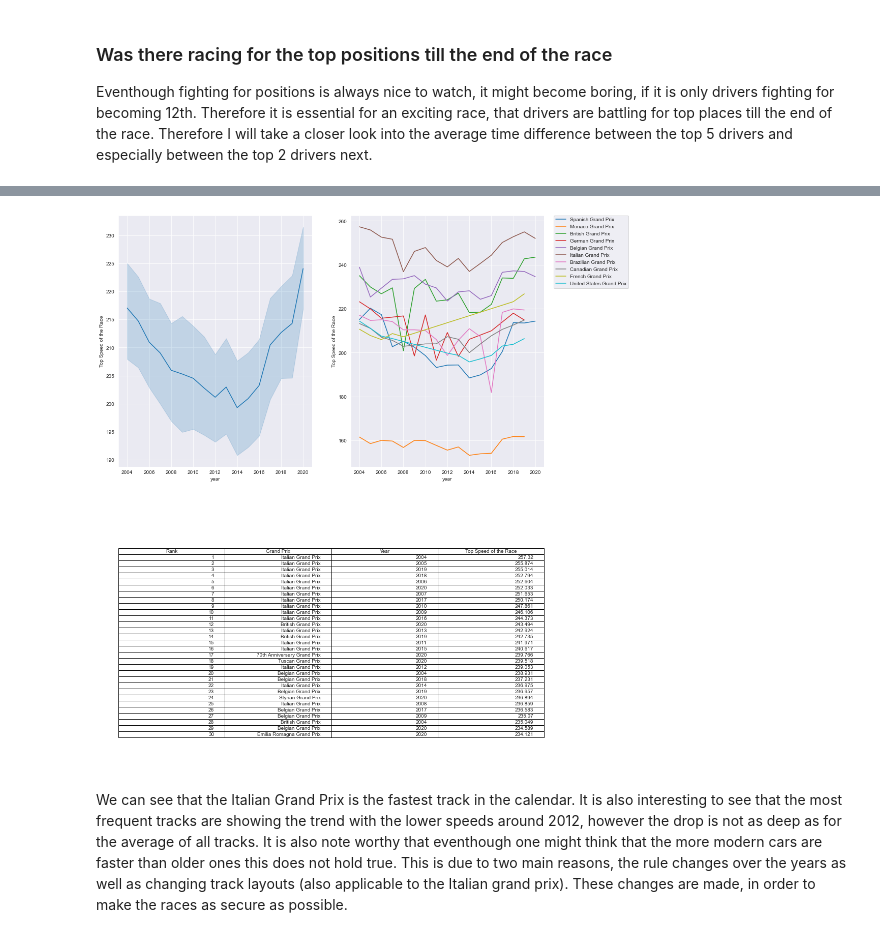
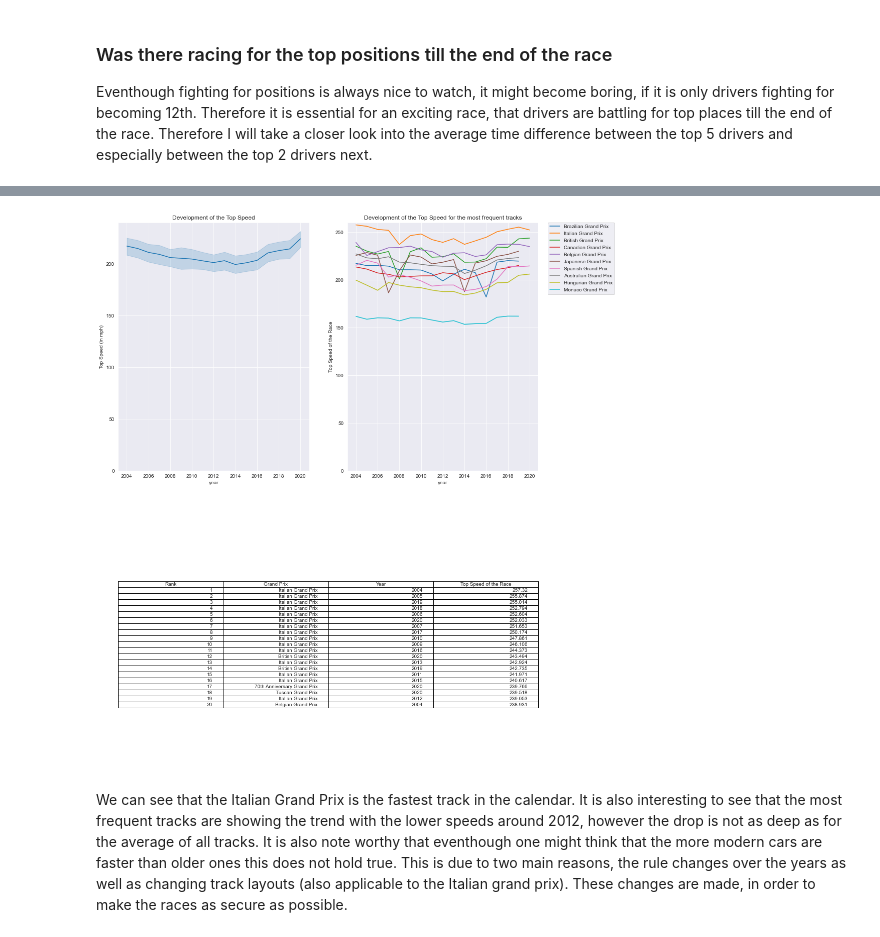
Before and after one commit to data301-2021-winter1/group16-project, a Jupyter notebook: notebooks/analysis2.ipynb, the cells around one changed output, grey strips where cells are left out. Saved outputs shown, nothing was run; the diff lists cells and outputs as text; code cells hidden in the pictures.

```diff
--- a/notebooks/analysis2.ipynb
+++ b/notebooks/analysis2.ipynb
@@ -571,32 +532,34 @@ Another aspect every car enthusiast is in to, is speed. Fans not only want to se
 # %%
 f = plt.figure(figsize=(15, 20))
 gs = f.add_gridspec(2,2)
 
 ax = f.add_subplot(gs[0, 0])
 df_speed = df_races[['year', 'name', 'Top Speed of the Race']]
 fig1 = sns.lineplot(x="year", y="Top Speed of the Race", data=df_speed)
+fig1.set(ylim=(0,240), title='Development of the Top Speed', ylabel='Top Speed (in mph)')
 
 ax = f.add_subplot(gs[0,1])
 top_ten = df_speed.groupby(['name']).count().sort_values(by='year', ascending=False).reset_index()['name'].to_list()[:10]
 fig1 = sns.lineplot(x="year", y="Top Speed of the Race", hue='name', data=df_speed[df_speed['name'].isin(top_ten)])
+fig1.set(ylim=(0,260),title='Development of the Top Speed for the most frequent tracks')
 plt.legend(bbox_to_anchor=(1.05, 1), loc=2, borderaxespad=0.)
 
 sns.set_style('white')
 ax = f.add_subplot(gs[1, 0:])
 ax.spines["top"].set_visible(False)
 ax.spines["right"].set_visible(False)
 ax.spines["left"].set_visible(False)
 ax.spines["bottom"].set_visible(False)
 ax.set_yticks([])
 ax.set_xticks([])
 # list the top ten highspeeds
-df_speed_top_ten = df_speed.sort_values(by='Top Speed of the Race', ascending=False)[:30]
-df_speed_top_ten['Rank'] = list(range(1,31))
+df_speed_top_ten = df_speed.sort_values(by='Top Speed of the Race', ascending=False)[:20]
+df_speed_top_ten['Rank'] = list(range(1,21))
 df_speed_top_ten = df_speed_top_ten[['Rank','name', 'year', 'Top Speed of the Race']].rename(columns={'name':'Grand Prix', 'year':'Year'})
 plt.table(cellText=df_speed_top_ten.values, colLabels=df_speed_top_ten.columns, loc='center')
 sns.set_style('darkgrid')
 # %% [output]
-[figure, old version]
+[figure, new version]
 # %% [markdown]
 We can see that the Italian Grand Prix is the fastest track in the calendar. It is also interesting to see that the most frequent tracks are showing the trend with the lower speeds around 2012, however the drop is not as deep as for the average of all tracks. It is also note worthy that eventhough one might think that the more modern cars are faster than older ones this does not hold true. This is due to two main reasons, the rule changes over the years as well as changing track layouts (also applicable to the Italian grand prix). These changes are made, in order to make the races as secure as possible.
 # %% [markdown]
```
Also changed, not shown: parts of 45 cells of this notebook, 2 other files.
